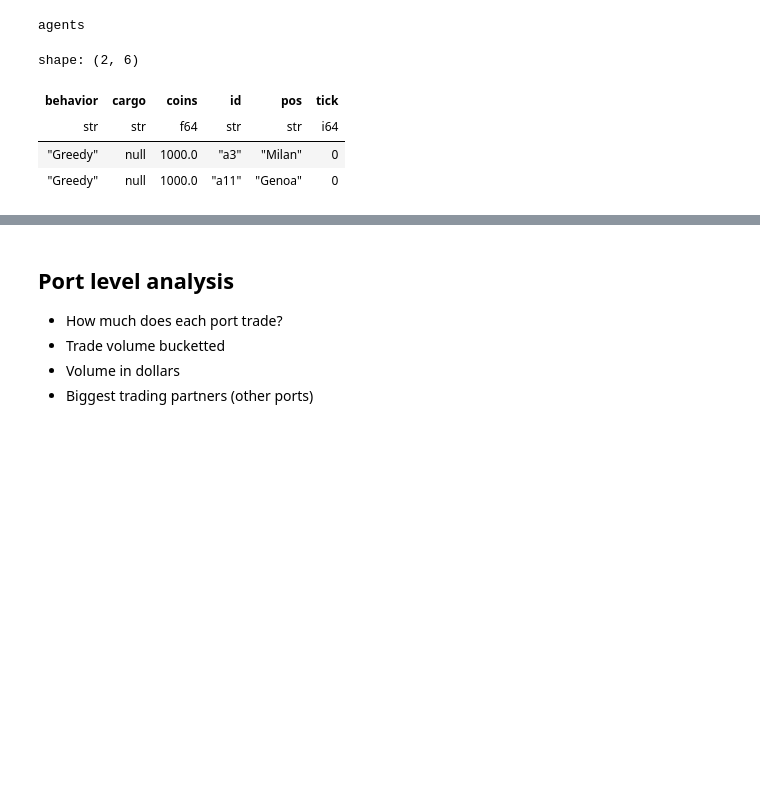
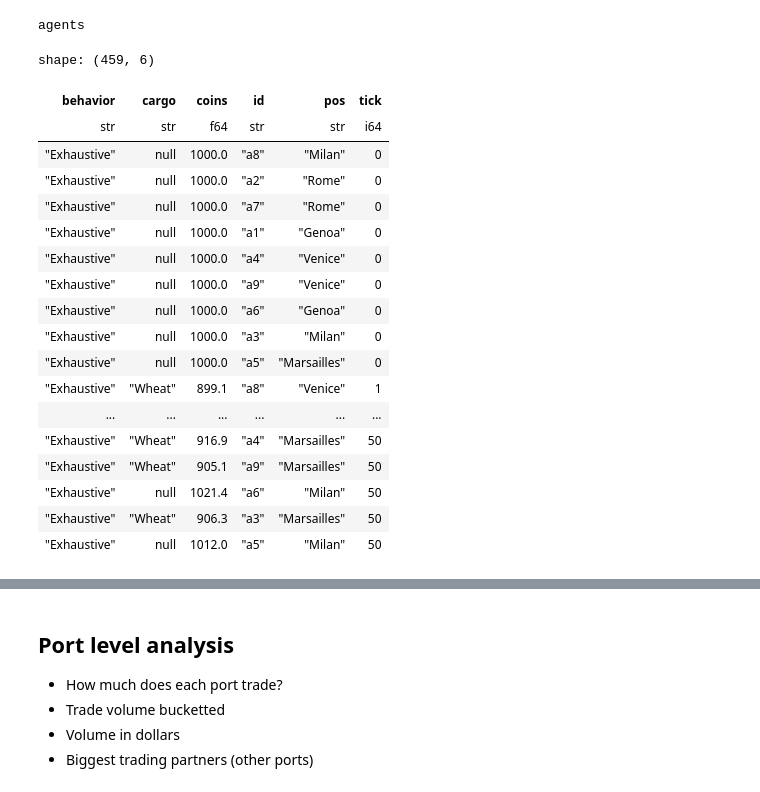
Before and after one commit to JoeHowarth/trade-sim-v2, a Jupyter notebook: simpy/notebooks/interactive.ipynb, the cells around one changed output, grey strips where cells are left out. Drawn from its saved outputs; the diff is of its cells as text; code cells hidden in the pictures; blank space fills up the shorter version.

```diff
--- a/simpy/notebooks/interactive.ipynb
+++ b/simpy/notebooks/interactive.ipynb
@@ -17,7 +32,7 @@ import input_builder as b
 import utils
 # %%
 # Agents
-agent_ids = ["a" +str(i) for i in range(1, 20)]
+agent_ids = ["a" +str(i) for i in range(1, 10)]
 
 # Goods
 wheat = "Wheat"
@@ -30,12 +45,15 @@ milan = "Milan"
 venice = "Venice"
 marsailles = "Marsailles"
 port_ids = [genoa, rome, milan, venice, marsailles]
+# port_ids = [genoa, rome]
 
 # genoa -> milan -> marsailles
 #   v         v
 # rome -> venice
 edges = [(genoa, milan), (milan, marsailles), (rome, venice), (rome, genoa), (venice, milan)]
-_market = lambda net: b._market(wheat, b._market_info(net=net))
+# edges = [(genoa, rome)]
+# _market = lambda net: b._market(wheat, b._market_info(net=net))
+_market = lambda x: b._market(wheat, b._market_info(production=10, consumption=10-x, supply=1000+x))
 
 # net balanced
 ports = [
@@ -46,22 +64,38 @@ ports = [
   b._port(marsailles, _market(-2)),
 ]
 
-_agent = lambda id, pos: b._agent(id, pos, 1000, "Greedy")
+_agent = lambda id, pos: b._agent(id, pos, 1000, "Exhaustive")
 agents = [_agent(id, port_id) for (id, port_id) in zip(agent_ids, port_ids * 20)]
 
-x = b._inputFormat( agents = agents, ports=ports, edges= edges, opts=b._opts(ticks=100))
+x = b._inputFormat( agents = agents, ports=ports, edges= edges, opts=b._opts(ticks=50))
+with open("../../input/last.json", 'w') as fp:
+  json.dump(x, fp, indent=2)
 history = simrs.run(x)
 (actions, agents, markets, events) = tabular(history)
 markets = markets.select(pl.exclude("pricer"))
 # %%
 print("agents")
-agents.head(2)
+agents
 # %% [output]
 agents
-shape: (2, 6)
+shape: (459, 6)
 | behavior | cargo | coins | id | pos | tick |
 | str | str | f64 | str | str | i64 |
-| "Greedy" | null | 1000.0 | "a3" | "Milan" | 0 |
-| "Greedy" | null | 1000.0 | "a11" | "Genoa" | 0 |
+| "Exhaustive" | null | 1000.0 | "a8" | "Milan" | 0 |
+| "Exhaustive" | null | 1000.0 | "a2" | "Rome" | 0 |
+| "Exhaustive" | null | 1000.0 | "a7" | "Rome" | 0 |
+| "Exhaustive" | null | 1000.0 | "a1" | "Genoa" | 0 |
+| "Exhaustive" | null | 1000.0 | "a4" | "Venice" | 0 |
+| "Exhaustive" | null | 1000.0 | "a9" | "Venice" | 0 |
+| "Exhaustive" | null | 1000.0 | "a6" | "Genoa" | 0 |
+| "Exhaustive" | null | 1000.0 | "a3" | "Milan" | 0 |
+| "Exhaustive" | null | 1000.0 | "a5" | "Marsailles" | 0 |
+| "Exhaustive" | "Wheat" | 899.1 | "a8" | "Venice" | 1 |
+| ... | ... | ... | ... | ... | ... |
+| "Exhaustive" | "Wheat" | 916.9 | "a4" | "Marsailles" | 50 |
+| "Exhaustive" | "Wheat" | 905.1 | "a9" | "Marsailles" | 50 |
+| "Exhaustive" | null | 1021.4 | "a6" | "Milan" | 50 |
+| "Exhaustive" | "Wheat" | 906.3 | "a3" | "Marsailles" | 50 |
+| "Exhaustive" | null | 1012.0 | "a5" | "Milan" | 50 |
 # %%
 print("markets")
```
Also changed, not shown: parts of 8 cells of this notebook, 17 other files.
